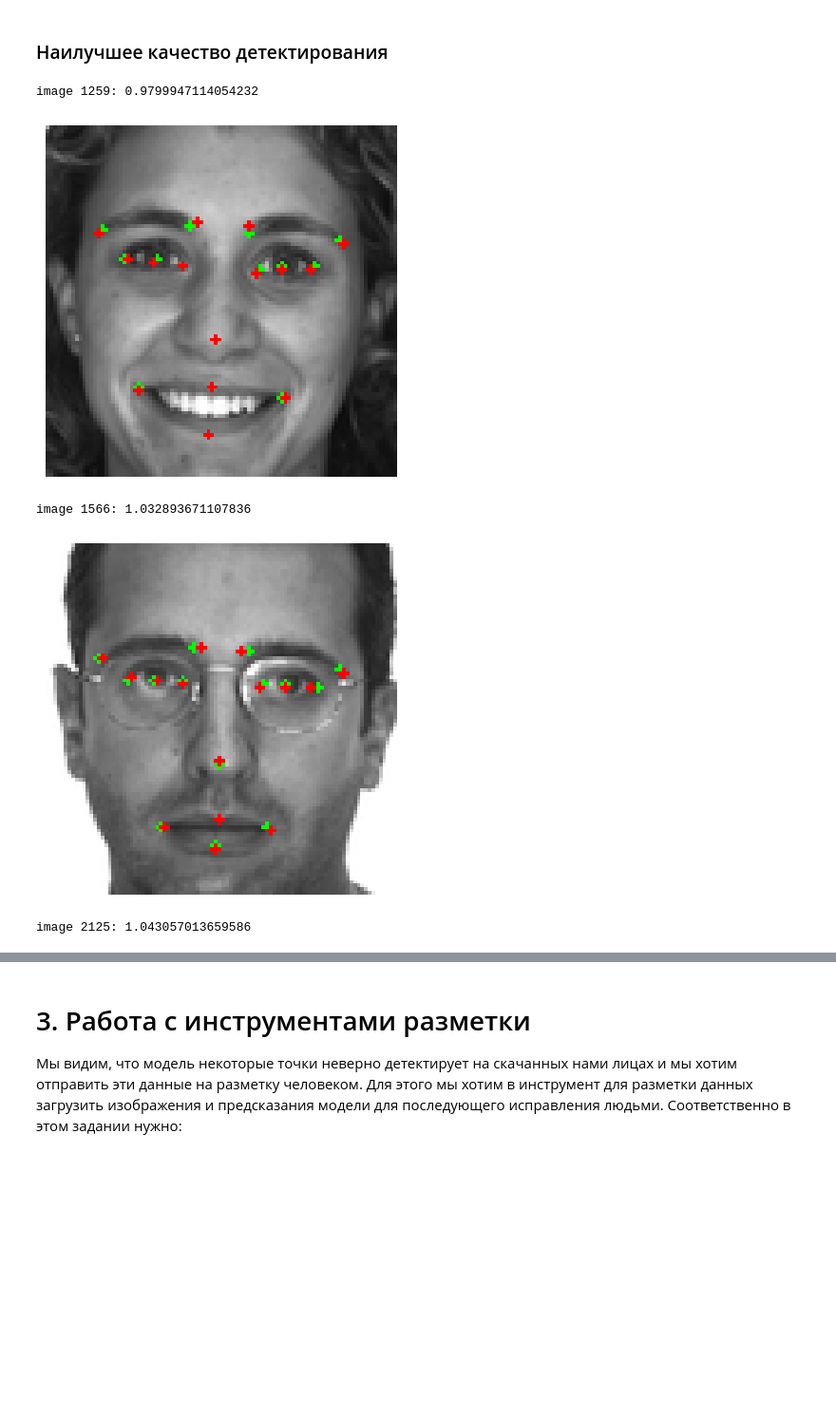
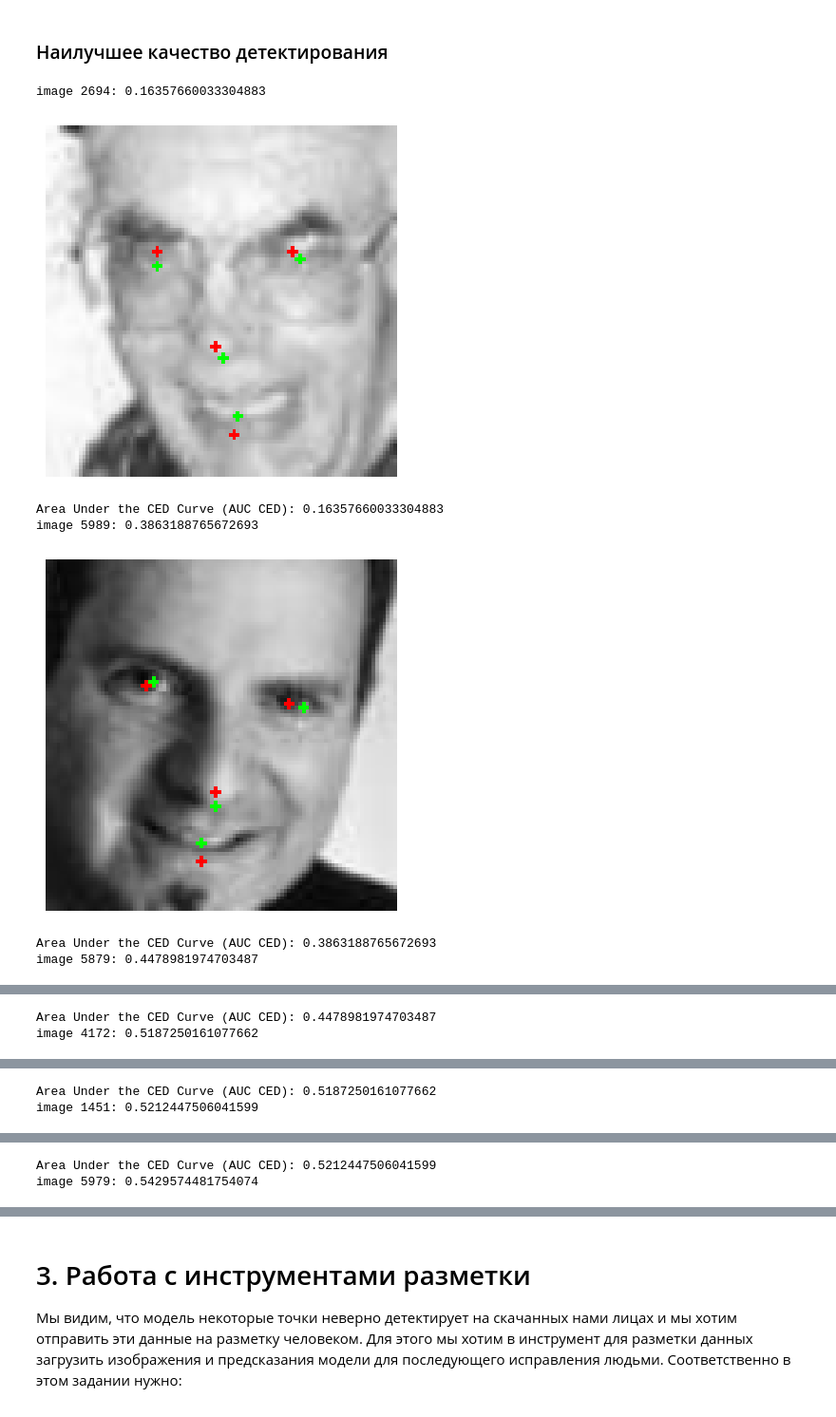
Before and after one commit to kaledinaoksana/rrr, a Jupyter notebook: DetectionP.ipynb, the cells around one changed output, grey strips where cells are left out. Shown at 95% size. Drawn from its saved outputs; the diff is of its cells as text; code cells hidden in the pictures; blank space fills up the shorter version.

```diff
--- a/DetectionP.ipynb
+++ b/DetectionP.ipynb
@@ -284,7 +297,7 @@ def detect_landmarks(image):
             'mouth_left_corner': (landmarks.part(54).x, landmarks.part(54).y),
             'mouth_right_corner': (landmarks.part(48).x, landmarks.part(48).y),
             'mouth_center_top_lip': (landmarks.part(51).x, landmarks.part(51).y),
-            'mouth_center_bottom_lip': (landmarks.part(57).x, landmarks.part(57).y)
+            'mouth_center_bottom_lip': (float(landmarks.part(57).x), float(landmarks.part(57).y))
         }
         return model_68_points_dict
     return []
@@ -301,26 +314,3 @@ def get_ground_truth_points(row):
             y_value = row[y_column]
             true_points_dict[key] = (x_value, y_value)
     return true_points_dict
-# %%
-prediction = {}
-my_metric = {}
-
-for i in range(1,train_df['Image'].count()):
-    sample_image = cv2.cvtColor(train_df.iloc[i]['Image'], cv2.COLOR_BGR2RGB)
-
-    true_points_dict = get_ground_truth_points(train_df.iloc[i])
-    detected_points_dict = detect_landmarks(sample_image)
-
-    difference_dict = {}
-
-    for key in true_points_dict.keys():
-        if key in detected_points_dict:
-            true_x, true_y = true_points_dict[key]
-            detected_x, detected_y = detected_points_dict[key]
-            # Евклидово расстояние
-            difference_dict[key] = [true_x, detected_x, true_y, detected_y]
-            difference_dict[key].append((true_x - detected_x,true_y - detected_y))
-            difference_dict[key].append(math.sqrt((true_x - detected_x)**2 + (true_y - detected_y)**2))
-
-            prediction[i] = pd.DataFrame.from_dict(difference_dict, orient='index', columns=['true_x','detected_x','true_y','detected_y','DiffCoord', 'Evklid'])
-            my_metric[i] = prediction[i].Evklid.sum() // prediction[i].Evklid.count()
@@ -345,9 +501,11 @@ def visualize_prediction(image, pred_df):
     plt.show()
 # %%
 # ВЫБЕРИ ФОТО
-pic = 1
+pic = 5
 
 sample_image = cv2.cvtColor(train_df.iloc[pic]['Image'], cv2.COLOR_BGR2RGB)
 visualize_prediction(sample_image, prediction[pic])
+area_under_ced(prediction[pic].euclidean_distance, print=True)
+
 prediction[pic]
 # %% [output]
@@ -377,3 +557,6 @@ def print_top(top):
+# %%
+metric = "auc"
+num_top = 10
 # %% [markdown]
 ### Наихудшее качество детектирования
 
@@ -400,11 +586,13 @@ image 1747: 14.797587654491654
 # %% [markdown]
 ### Наилучшее качество детектирования
 # %%
-top_best_detection = sorted(my_metric.items(), key=lambda x: x[1], reverse=False)[:num_top]
+top_best_detection = sorted(my_metric[metric].items(), key=lambda x: x[1], reverse=False)[:num_top]
 print_top(top_best_detection)
 # %% [output]
-image 1259: 0.9799947114054232
+image 2694: 0.16357660033304883
-[figure, old version]
+[figure, new version]
-image 1566: 1.032893671107836
+Area Under the CED Curve (AUC CED): 0.16357660033304883
+image 5989: 0.3863188765672693
-[figure, old version]
+[figure, new version]
-image 2125: 1.043057013659586
+Area Under the CED Curve (AUC CED): 0.3863188765672693
+image 5879: 0.4478981974703487
@@ -411,0 +600,2 @@ image 2125: 1.043057013659586
+Area Under the CED Curve (AUC CED): 0.4478981974703487
+image 4172: 0.5187250161077662
@@ -411,0 +603,2 @@ image 2125: 1.043057013659586
+Area Under the CED Curve (AUC CED): 0.5187250161077662
+image 1451: 0.5212447506041599
@@ -411,0 +606,2 @@ image 2125: 1.043057013659586
+Area Under the CED Curve (AUC CED): 0.5212447506041599
+image 5979: 0.5429574481754074
```
Also changed, not shown: parts of 19 cells of this notebook, 3 other files.
